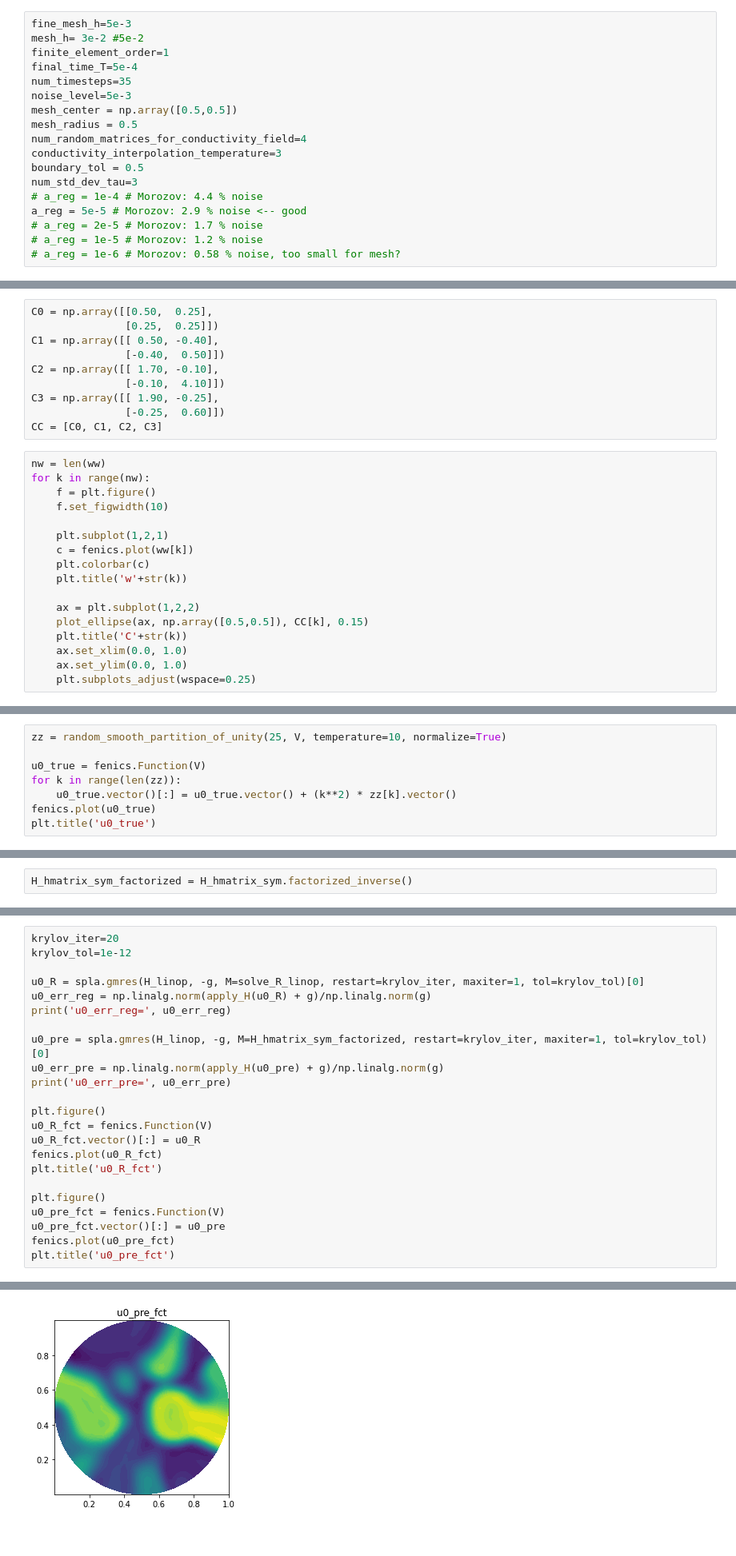
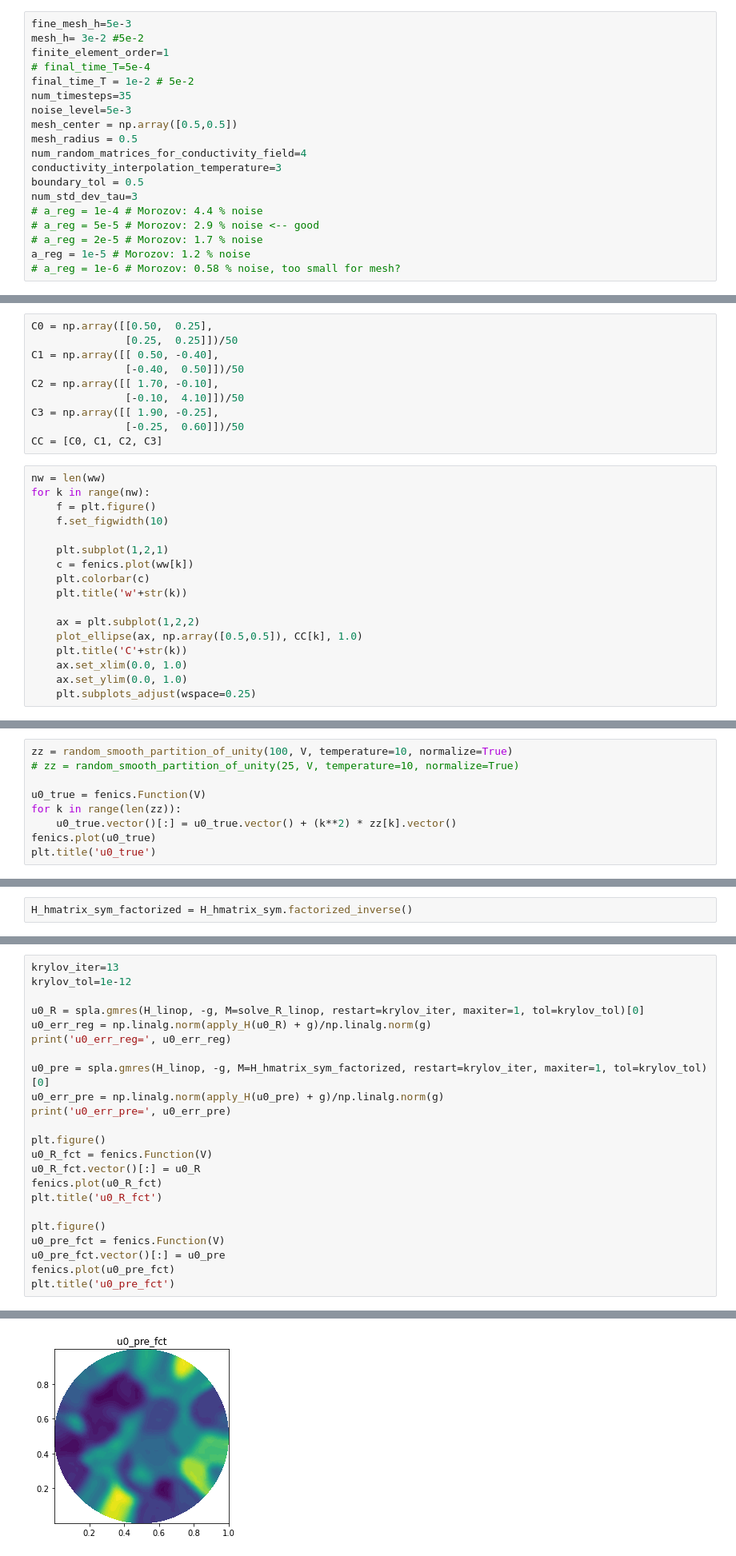
Before and after one commit to NickAlger/localpsf, a Jupyter notebook: code/heat_inverse_problem.ipynb, the cells around one changed output, grey strips where cells are left out. Shown at 80% size. Drawn from its saved outputs; the diff is of its cells as text.

Commit message:
heat inverse problem good

```diff
--- a/code/heat_inverse_problem.ipynb
+++ b/code/heat_inverse_problem.ipynb
@@ -23,7 +23,8 @@ from basic_randomized_svd import basic_randomized_svd
 fine_mesh_h=5e-3
 mesh_h= 3e-2 #5e-2
 finite_element_order=1
-final_time_T=5e-4
+# final_time_T=5e-4
+final_time_T = 1e-2 # 5e-2
 num_timesteps=35
 noise_level=5e-3
 mesh_center = np.array([0.5,0.5])
@@ -33,9 +34,9 @@ conductivity_interpolation_temperature=3
 boundary_tol = 0.5
 num_std_dev_tau=3
 # a_reg = 1e-4 # Morozov: 4.4 % noise
-a_reg = 5e-5 # Morozov: 2.9 % noise <-- good
+# a_reg = 5e-5 # Morozov: 2.9 % noise <-- good
 # a_reg = 2e-5 # Morozov: 1.7 % noise
-# a_reg = 1e-5 # Morozov: 1.2 % noise
+a_reg = 1e-5 # Morozov: 1.2 % noise
 # a_reg = 1e-6 # Morozov: 0.58 % noise, too small for mesh?
 # %%
 np.random.seed(1)
@@ -68,13 +69,13 @@ for fw in fine_ww:
 ww = [fenics.interpolate(fw, V) for fw in fine_ww]
 # %%
 C0 = np.array([[0.50,  0.25],
-               [0.25,  0.25]])
+               [0.25,  0.25]])/50
 C1 = np.array([[ 0.50, -0.40],
-               [-0.40,  0.50]])
+               [-0.40,  0.50]])/50
 C2 = np.array([[ 1.70, -0.10],
-               [-0.10,  4.10]])
+               [-0.10,  4.10]])/50
 C3 = np.array([[ 1.90, -0.25],
-               [-0.25,  0.60]])
+               [-0.25,  0.60]])/50
 CC = [C0, C1, C2, C3]
 # %%
 nw = len(ww)
@@ -88,7 +89,7 @@ for k in range(nw):
     plt.title('w'+str(k))
 
     ax = plt.subplot(1,2,2)
-    plot_ellipse(ax, np.array([0.5,0.5]), CC[k], 0.15)
+    plot_ellipse(ax, np.array([0.5,0.5]), CC[k], 1.0)
     plt.title('C'+str(k))
     ax.set_xlim(0.0, 1.0)
     ax.set_ylim(0.0, 1.0)
@@ -140,7 +141,8 @@ Z_plus = M + delta_t * A
 
 solve_Z_plus = make_fenics_amg_solver(Z_plus)
 # %%
-zz = random_smooth_partition_of_unity(25, V, temperature=10, normalize=True)
+zz = random_smooth_partition_of_unity(100, V, temperature=10, normalize=True)
+# zz = random_smooth_partition_of_unity(25, V, temperature=10, normalize=True)
 
 u0_true = fenics.Function(V)
 for k in range(len(zz)):
@@ -616,5 +635,5 @@ morozov_relative_noise_level= 0.02978262782282864
 # %%
-krylov_iter=20
+krylov_iter=13
 krylov_tol=1e-12
 
 u0_R = spla.gmres(H_linop, -g, M=solve_R_linop, restart=krylov_iter, maxiter=1, tol=krylov_tol)[0]
@@ -644,4 +663,4 @@ Text(0.5, 1.0, 'u0_pre_fct')
-[figure, old version]
+[figure, new version]
 # %%
 Z_linop = spla.LinearOperator(H_linop.shape, matvec=lambda x:H_linop.matvec(x) - H_hmatrix_sym.matvec(x))
 #
```
Also changed, not shown: parts of 27 cells of this notebook.
